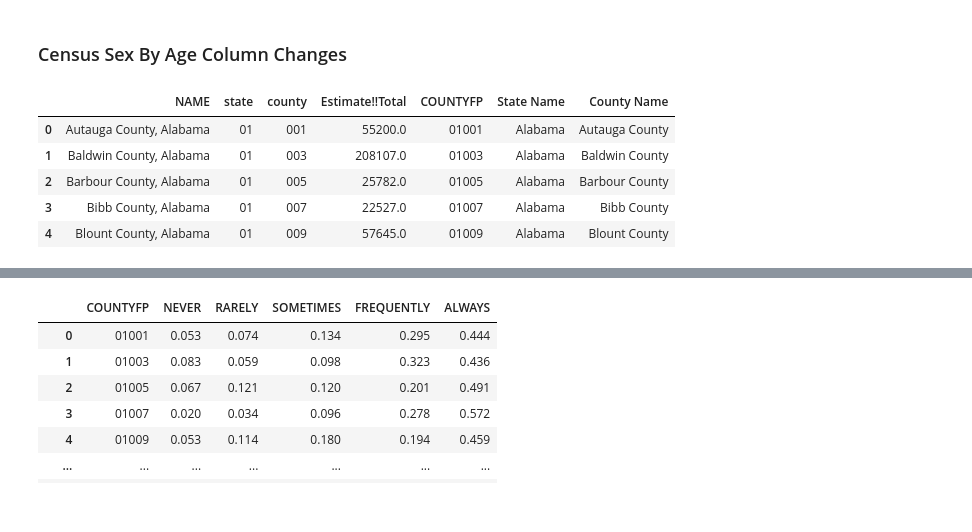
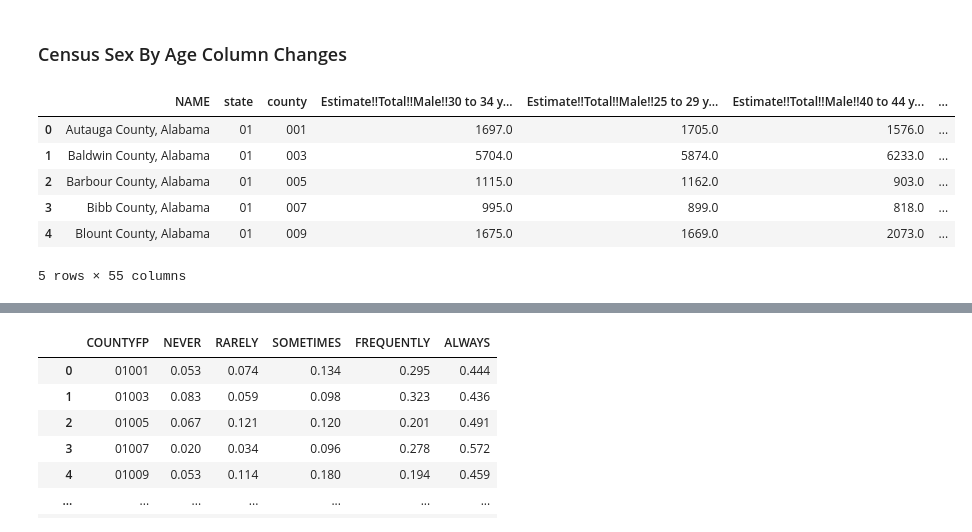
Before and after one commit to havyjavy/Healthcare-and-Covid-19, a Jupyter notebook: CensusData/Census_SexByAge.ipynb, the cells around one changed output, grey strips where cells are left out. Drawn from its saved outputs; the diff is of its cells as text; code cells hidden in the pictures.

```diff
--- a/CensusData/Census_SexByAge.ipynb
+++ b/CensusData/Census_SexByAge.ipynb
@@ -85,27 +83,28 @@ Number of available variables: 4
 # %%
 census_B01001_SexByAge_df.dtypes
 
 census_B01001_SexByAge_df['COUNTYFP'] = census_B01001_SexByAge_df['state'] + census_B01001_SexByAge_df['county']
 
 census_SexByAge_sorted = census_B01001_SexByAge_df.sort_values(by=['COUNTYFP'])
 census_SexByAge_sorted = census_SexByAge_sorted.reset_index(drop=True)
 
 census_SexByAge_sorted['State Name'] = ''
 census_SexByAge_sorted['County Name'] = ''
 
 
 for index, row in census_SexByAge_sorted.iterrows():
     name_all = row['NAME']
     name_list = name_all.split(',')
     clean_state = name_list[1][1:]
     census_SexByAge_sorted.loc[index, 'State Name']= clean_state
-    ccensus_SexByAge_sorted.loc[index, 'County Name']= name_list[0]
+    census_SexByAge_sorted.loc[index, 'County Name']= name_list[0]
 
-census_TotalPop_sorted.head()
+census_SexByAge_sorted.head()
 # %% [output]
-|  | NAME | state | county | Estimate!!Total | COUNTYFP | State Name | County Name |
-| 0 | Autauga County, Alabama | 01 | 001 | 55200.0 | 01001 | Alabama | Autauga County |
-| 1 | Baldwin County, Alabama | 01 | 003 | 208107.0 | 01003 | Alabama | Baldwin County |
-| 2 | Barbour County, Alabama | 01 | 005 | 25782.0 | 01005 | Alabama | Barbour County |
-| 3 | Bibb County, Alabama | 01 | 007 | 22527.0 | 01007 | Alabama | Bibb County |
-| 4 | Blount County, Alabama | 01 | 009 | 57645.0 | 01009 | Alabama | Blount County |
+|  | NAME | state | county | Estimate!!Total!!Male!!30 to 34 y... | Estimate!!Total!!Male!!25 to 29 y... | Estimate!!Total!!Male!!40 to 44 y... | ... |
+| 0 | Autauga County, Alabama | 01 | 001 | 1697.0 | 1705.0 | 1576.0 | ... |
+| 1 | Baldwin County, Alabama | 01 | 003 | 5704.0 | 5874.0 | 6233.0 | ... |
+| 2 | Barbour County, Alabama | 01 | 005 | 1115.0 | 1162.0 | 903.0 | ... |
+| 3 | Bibb County, Alabama | 01 | 007 | 995.0 | 899.0 | 818.0 | ... |
+| 4 | Blount County, Alabama | 01 | 009 | 1675.0 | 1669.0 | 2073.0 | ... |
+5 rows × 55 columns
```
Also changed, not shown: parts of 3 cells of this notebook, 1 other file.
